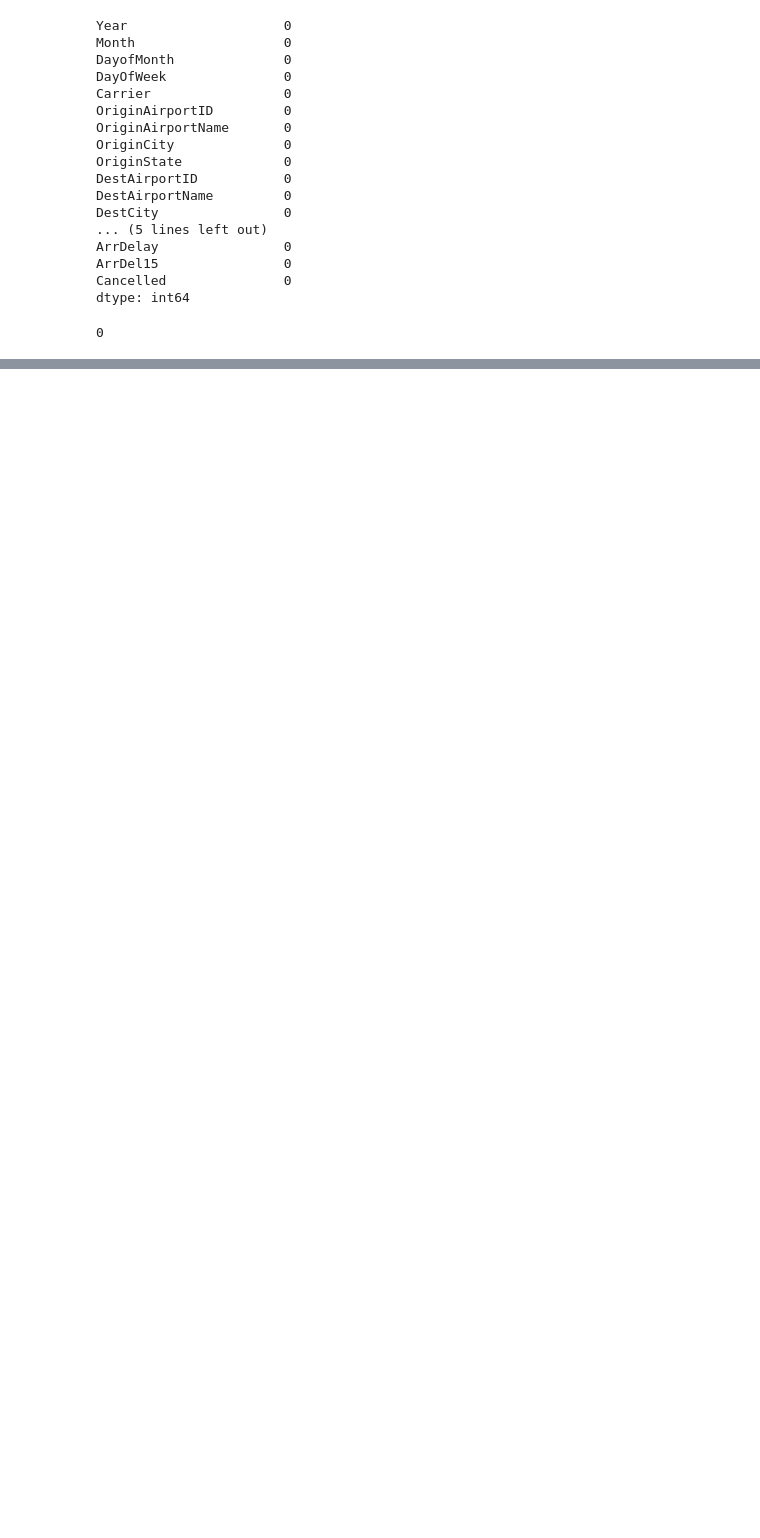
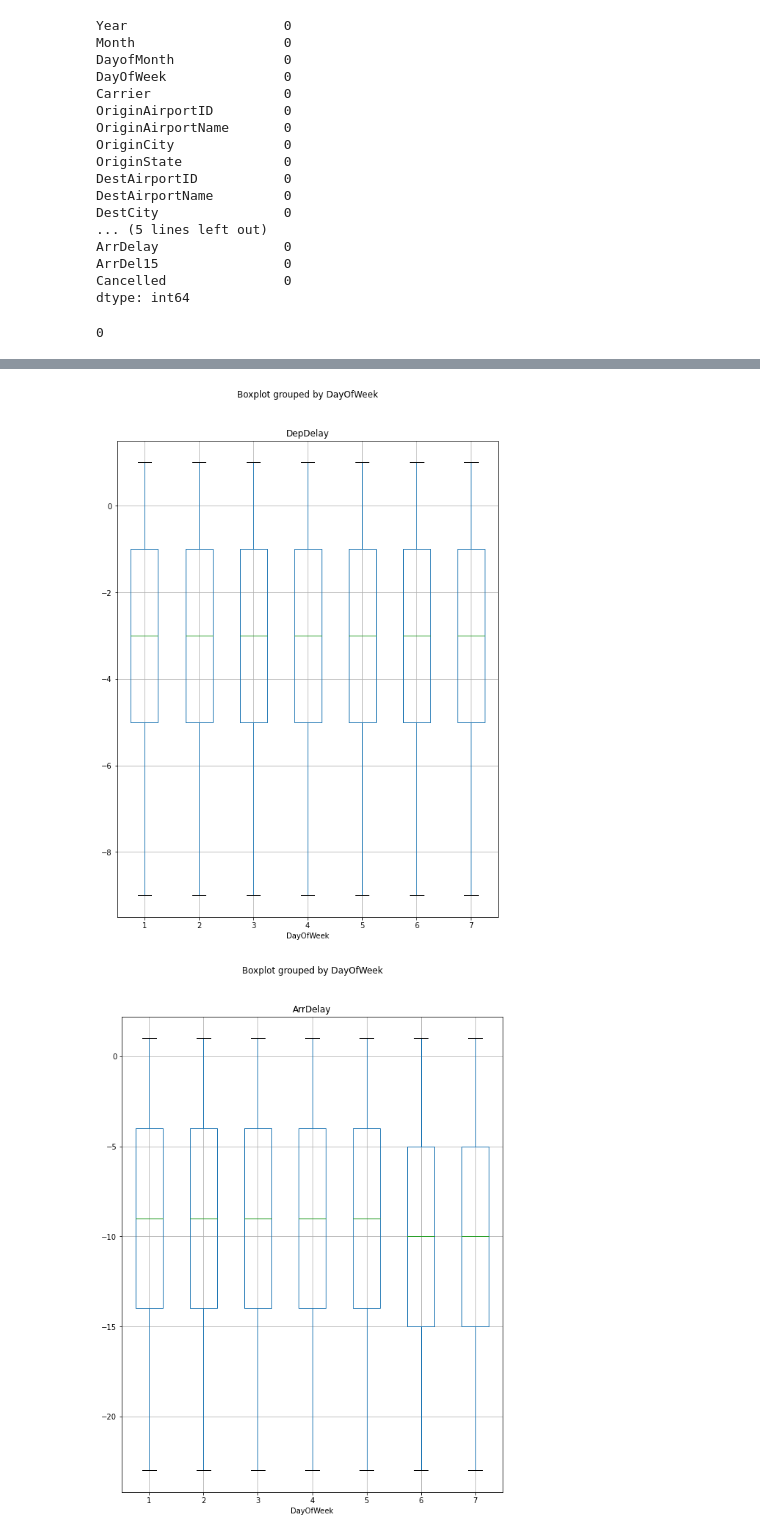
Before and after one commit to Ayorindealase/Flight-Data-Exploration, a Jupyter notebook: Flight.ipynb, the cells around one changed output, grey strips where cells are left out. Drawn from its saved outputs; the diff is of its cells as text; code cells hidden in the pictures; blank space fills up the shorter version.

```diff
--- a/Flight.ipynb
+++ b/Flight.ipynb
@@ -73,0 +148,7 @@ SyntaxError: positional argument follows keyword argument (Temp/ipykernel_12812/
+# %%
+#Comparing days of the week to delay performance
+for col in delay_field:
+    df.boxplot(column=col,by="DayOfWeek",figsize=(9,12))
+# %% [output]
+[figure, added]
+[figure, added]
```
Also changed, not shown: parts of 7 cells of this notebook.
